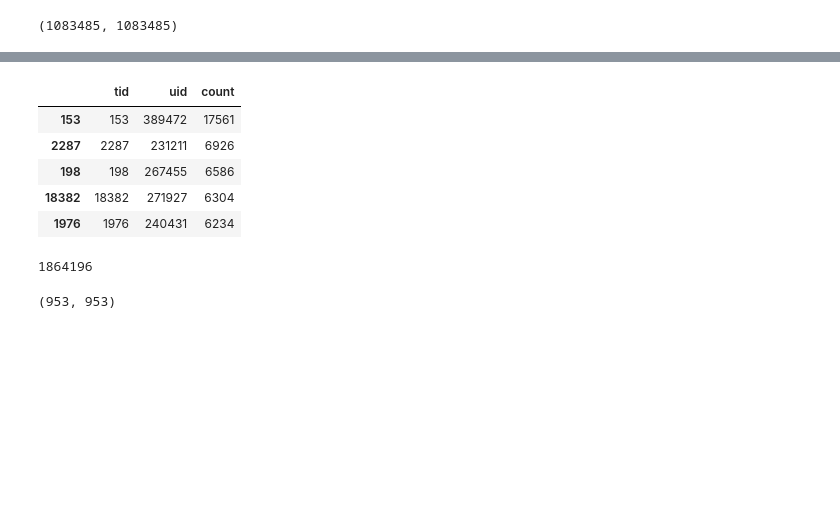
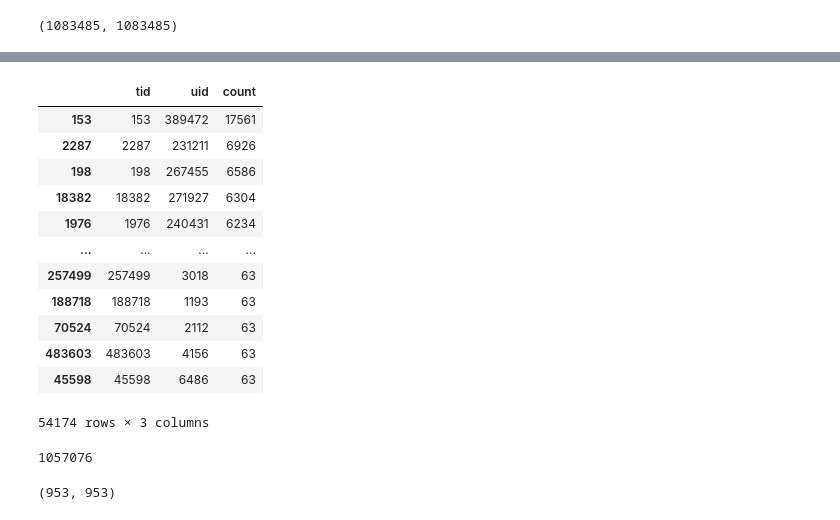
Before and after one commit to bigsamtw/Music_RS, a Jupyter notebook: HPCF/all/test_0.8/data_process/DataVisualization.ipynb, the cells around one changed output, grey strips where cells are left out. Saved outputs shown, nothing was run; the diff lists cells and outputs as text; code cells hidden in the pictures; blank space fills up the shorter version.

```diff
--- a/HPCF/all/test_0.8/data_process/DataVisualization.ipynb
+++ b/HPCF/all/test_0.8/data_process/DataVisualization.ipynb
@@ -108,4 +157,4 @@ Invalid limit will be ignored.
 # %%
-top_items = lh_pop[:int(len(lh_pop)/5)]
+top_items = lh_pop[:int(len(lh_pop)/20)]
 len(top_items)
 # %% [output]
@@ -113,18 +162,25 @@ len(top_items)
 # %%
-top_items[:5]
+top_items
 # %% [output]
 |  | tid | uid | count |
 | 153 | 153 | 389472 | 17561 |
 | 2287 | 2287 | 231211 | 6926 |
 | 198 | 198 | 267455 | 6586 |
 | 18382 | 18382 | 271927 | 6304 |
 | 1976 | 1976 | 240431 | 6234 |
+| ... | ... | ... | ... |
+| 257499 | 257499 | 3018 | 63 |
+| 188718 | 188718 | 1193 | 63 |
+| 70524 | 70524 | 2112 | 63 |
+| 483603 | 483603 | 4156 | 63 |
+| 45598 | 45598 | 6486 | 63 |
+54174 rows × 3 columns
 # %%
 top_items = top_items['tid'].tolist()
 linear_top_items = linear[linear['tid'].isin(top_items)]
 len(linear_top_items)
 # %% [output]
-1864196
+1057076
 # %%
 pop_ratio = []
 for u in linear['uid'].unique():
```
Also changed, not shown: parts of 9 cells of this notebook, 20 other files.
